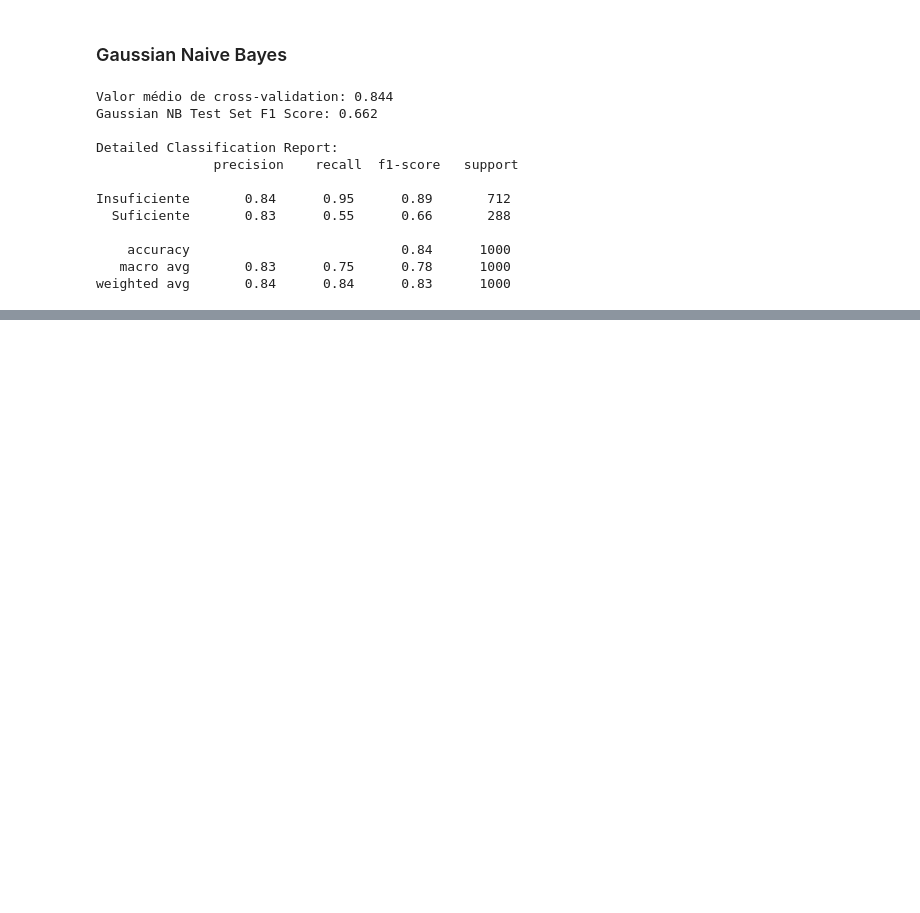
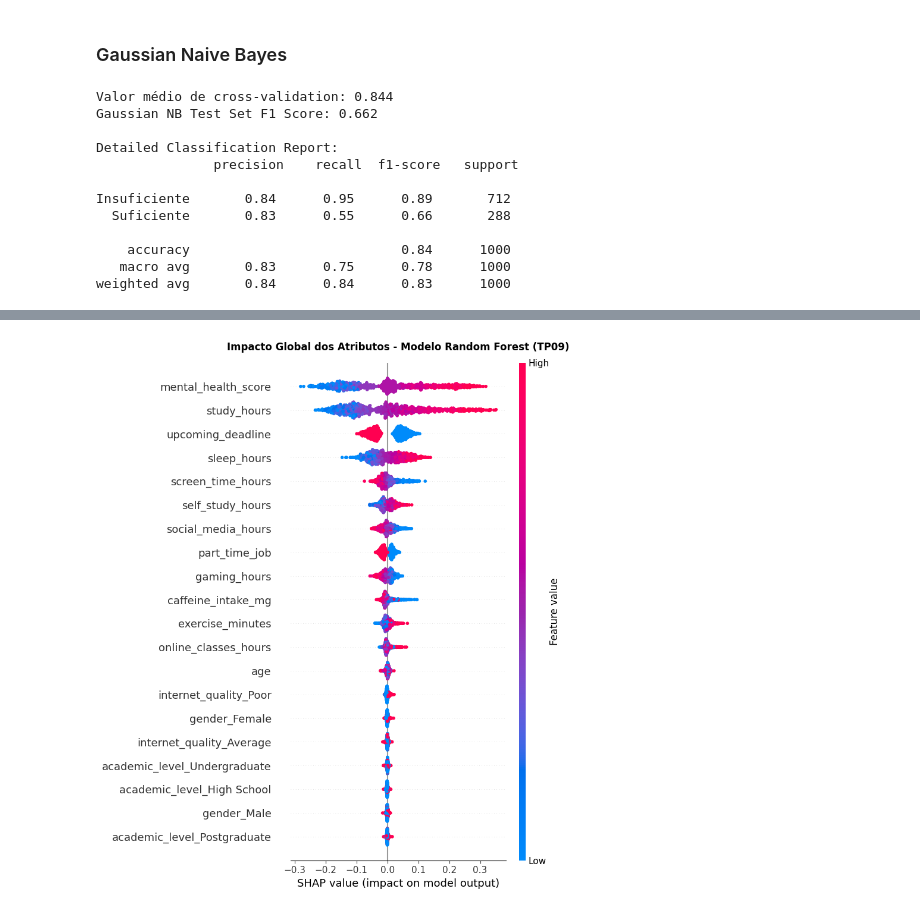
Before and after one commit to OJsan-ForReal/FAA-G22, a Jupyter notebook: projeto_G22_Classificacao.ipynb, the cells around one changed output, grey strips where cells are left out. Saved outputs shown, nothing was run; the diff lists cells and outputs as text; code cells hidden in the pictures; blank space fills up the shorter version.

```diff
--- a/projeto_G22_Classificacao.ipynb
+++ b/projeto_G22_Classificacao.ipynb
@@ -71,0 +188,14 @@ Com base nos dados que estão muito desbalanceado, decidimos fazer uma classific
+# %%
+# Definir Variável X
+
+# print(df.shape)
+df.drop(columns=["student_id", "exam_score","productivity_score","burnout_level","focus_index"], inplace=True)
+X = df.copy()  # Variável X com as colunas restantes
+
+# print(X.shape)
+
+
+# 7. one split para separar os dados em treino e teste
+X_learning, X_test, y_learning, y_test = train_test_split(
+    X, df_y_categorico_ordinais, test_size=0.2, random_state=42, stratify=df_y_categorico_ordinais
+)
@@ -495,0 +1088,65 @@ weighted avg       0.84      0.84      0.83      1000
+# %%
+import shap
+import matplotlib.pyplot as plt
+import pandas as pd
+import numpy as np
+
+print("=== FASE II: EXPLICABILIDADE (100% ALINHADO COM TP09) ===")
+
+# 1. 实例化 TreeExplainer (绑定你前面训练好的最佳随机森林)
+explainer = shap.TreeExplainer(best_rf_model)
+
+# 2. 将测试集矩阵安全转换为带特征名的 DataFrame，确保图表特征可读
+X_test_scaled_df = pd.DataFrame(X_test_scaled, columns=X_learning.columns)
+
+# 3. 计算整个测试集的 SHAP 值 (使用原生态的 shap_values 计算)
+shap_values = explainer.shap_values(X_test_scaled_df)
+
+# 【核心解耦：对齐 TP09】完美解决双胞胎矩阵 (22, 2) 报错
+# 显式提取类别 1 (Chumba/Risco) 的解释矩阵，这样 numpy 和 matplotlib 都能完美渲染
+if isinstance(shap_values, list):
+    shap_matrix = shap_values[1]  # 针对旧版/标准版 SHAP 返回的列表结构
+else:
+    shap_matrix = shap_values[:, :, 1] if len(shap_values.shape) == 3 else shap_values
+
+# =========================================================================
+# 【图一】TP09 招牌：Summary Plot (全局特征重要性蜂群图) -> 报告必放！
+# =========================================================================
+print("-> A gerar: SHAP Summary Plot (Global)...")
+plt.figure(figsize=(10, 5))
+shap.summary_plot(shap_matrix, X_test_scaled_df, show=False)
+plt.title("Impacto Global dos Atributos - Modelo Random Forest (TP09)", fontsize=12, fontweight='bold', pad=15)
+plt.tight_layout()
+plt.show()
+
+# =========================================================================
+# 【图二】4人组局部条形图 (完全对齐 TP09 课件的特征多维分析)
+# =========================================================================
+print("-> A gerar: Análise Individual dos 4 Alunos Seleccionados...")
+y_test_arr = np.array(y_test).flatten()
+
+for caso, idx in alunos_shap.items():
+    if idx is not None:
+        plt.figure(figsize=(10, 4))
+
+        # 提取当前学生的真实标签与模型预测
+        real_val = y_test_arr[idx]
+        pred_val = best_rf_model.predict(X_test_scaled_df.iloc[[idx]])[0]
+
+        real_txt = "Sucesso(0)" if real_val == 0 else "Risco(1)"
+        pred_txt = "Sucesso(0)" if pred_val == 0 else "Risco(1)"
+
+        # 针对报告要求的 4 种类型定制葡萄牙语标题
+        if caso == "TP": titulo = f"Aluno TP (Índice {idx}) - Previu Risco Correctamente"
+        elif caso == "TN": titulo = f"Aluno TN (Índice {idx}) - Previu Sucesso Correctamente"
+        elif caso == "FP": titulo = f"Aluno FP (Índice {idx}) - Erro: Aluno Regular, Modelo Previu Risco"
+        elif caso == "FN": titulo = f"Aluno FN (Índice {idx}) - Erro: Aluno em Risco, Modelo Falhou"
+
+        # 使用 TP09 最标准的单样本条形图渲染方案（完全避开 waterfall 的版本兼容大坑）
+        shap.summary_plot(shap_matrix[idx:idx+1], X_test_scaled_df.iloc[idx:idx+1], plot_type="bar", show=False)
+
+        plt.title(f"{titulo}\n[Real: {real_txt} | Pred: {pred_txt}]", fontsize=11, fontweight='bold', pad=12)
+        plt.tight_layout()
+        plt.show()
+        print(f"-> Gráfico do aluno {caso} gerado com sucesso.\n")
+# %% [output]
@@ -495,0 +1155 @@ weighted avg       0.84      0.84      0.83      1000
+[figure, added]
```
Also changed, not shown: parts of 44 cells of this notebook.
